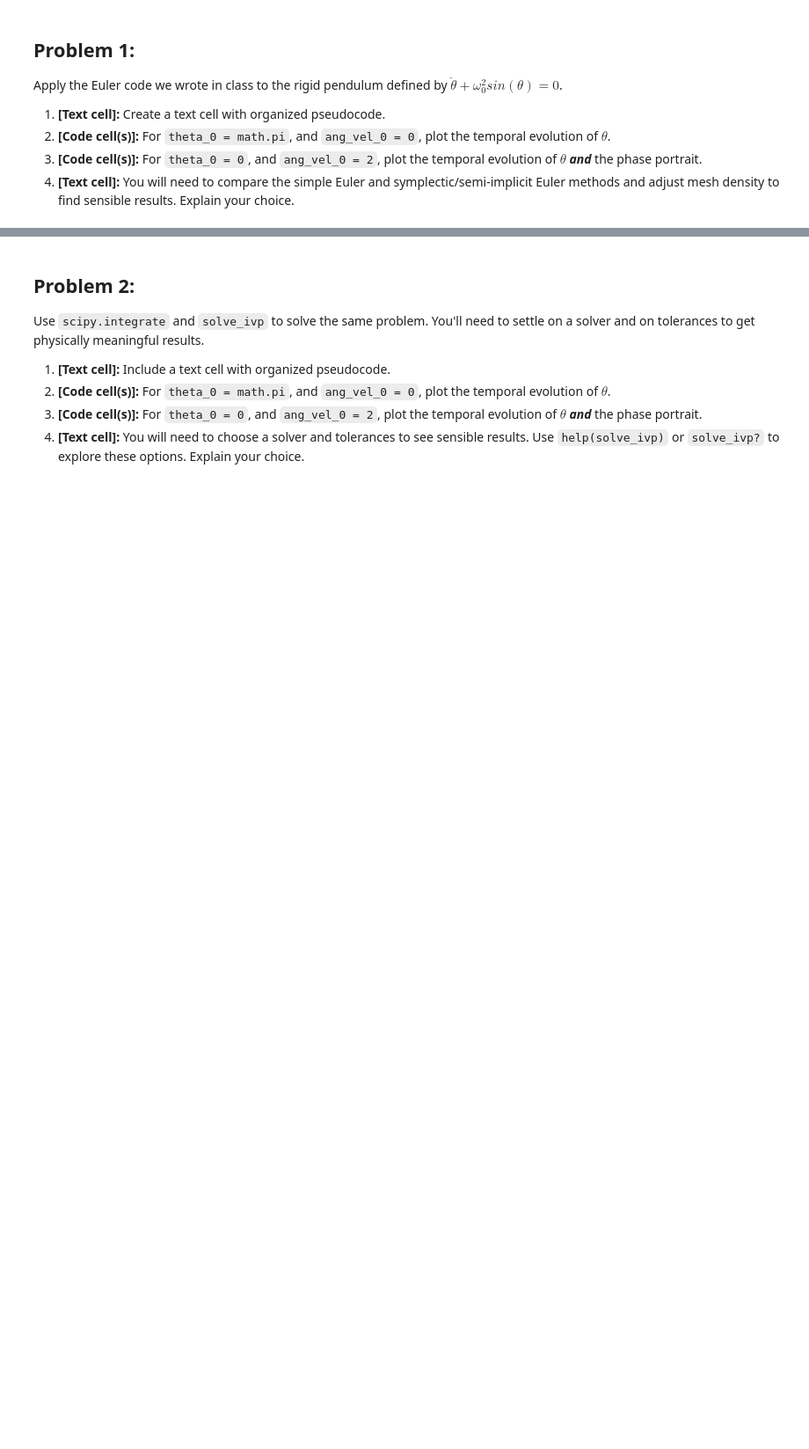
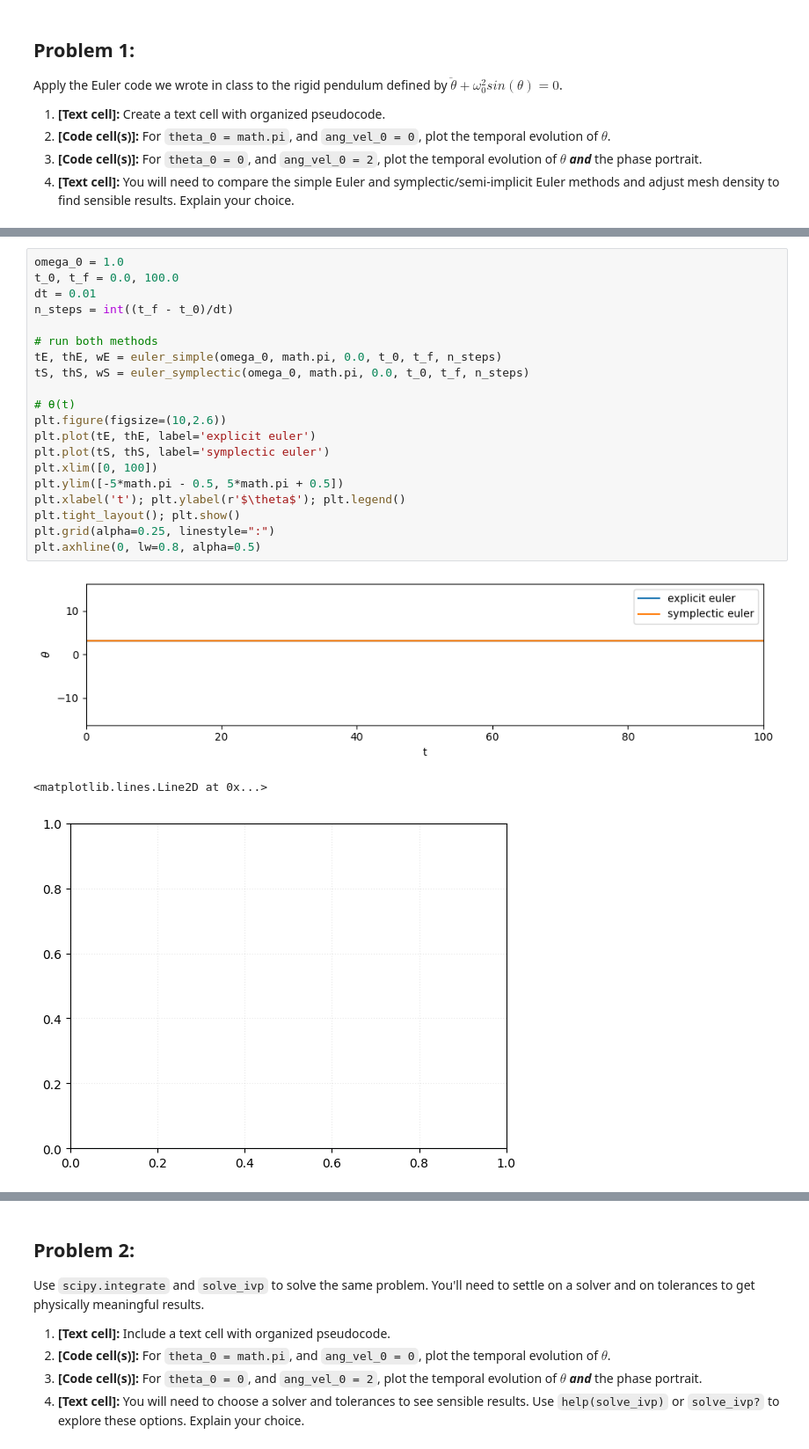
Before and after one commit to IntroComputationalPhysics-UNT/euler-and-solve-ivp-henry8675309, a Jupyter notebook: rigid_pendulum_assignment_v2.ipynb, the cells around one changed output, grey strips where cells are left out. Shown at 88% size. Drawn from its saved outputs; the diff is of its cells as text; blank space fills up the shorter version.

```diff
--- a/rigid_pendulum_assignment_v2.ipynb
+++ b/rigid_pendulum_assignment_v2.ipynb
@@ -41,0 +108,24 @@ Apply the Euler code we wrote in class to the rigid pendulum defined by $\ddot{\
+# %%
+omega_0 = 1.0
+t_0, t_f = 0.0, 100.0
+dt = 0.01
+n_steps = int((t_f - t_0)/dt)
+
+# run both methods
+tE, thE, wE = euler_simple(omega_0, math.pi, 0.0, t_0, t_f, n_steps)
+tS, thS, wS = euler_symplectic(omega_0, math.pi, 0.0, t_0, t_f, n_steps)
+
+# θ(t)
+plt.figure(figsize=(10,2.6))
+plt.plot(tE, thE, label='explicit euler')
+plt.plot(tS, thS, label='symplectic euler')
+plt.xlim([0, 100])
+plt.ylim([-5*math.pi - 0.5, 5*math.pi + 0.5])
+plt.xlabel('t'); plt.ylabel(r'$\theta$'); plt.legend()
+plt.tight_layout(); plt.show()
+plt.grid(alpha=0.25, linestyle=":")
+plt.axhline(0, lw=0.8, alpha=0.5)
+# %% [output]
+[figure, added]
+<matplotlib.lines.Line2D at 0x...>
+[figure, added]
```
Also changed, not shown: parts of 11 cells of this notebook.
